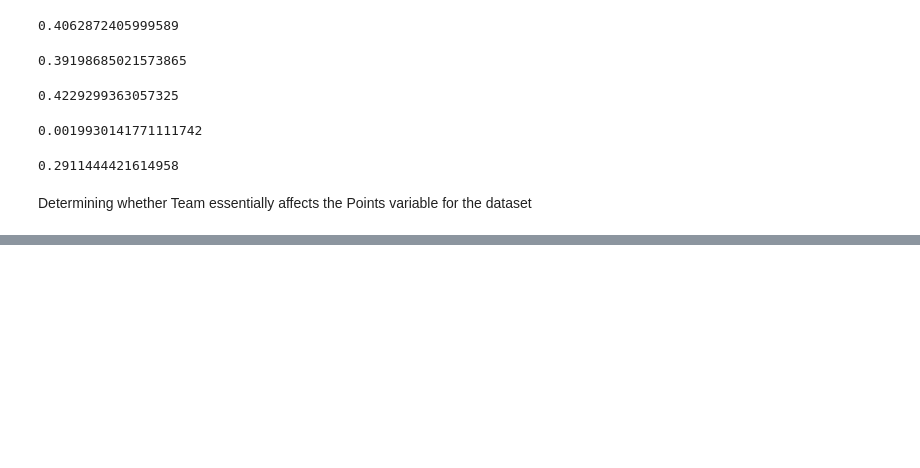
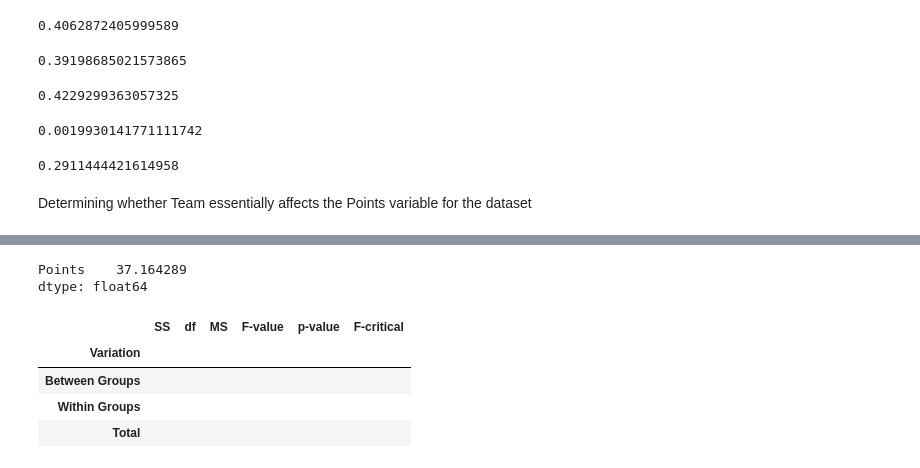
Before and after one commit to sk-aili/sports-analytics-2, a Jupyter notebook: lib/polynomial_regression.ipynb, the cells around one changed output, grey strips where cells are left out. Drawn from its saved outputs; the diff is of its cells as text; code cells hidden in the pictures; blank space fills up the shorter version.

```diff
--- a/lib/polynomial_regression.ipynb
+++ b/lib/polynomial_regression.ipynb
@@ -646,0 +708,21 @@ Determining whether Team essentially affects the Points variable for the dataset
+# %%
+ratio = sample_df.groupby('Team').std().max() / sample_df.groupby('Team').std().min()
+ratio
+# %% [output]
+Points    37.164289
+dtype: float64
+# %%
+# implement ANOVA table
+data = [['Between Groups', '','','','','',''], ['Within Groups', '','','','','',''], ['Total', '','','','','','']]
+
+anova_table = pd.DataFrame(data, columns=['Variation', 'SS', 'df', 'MS', 'F-value', 'p-value', 'F-critical'])
+
+anova_table.set_index('Variation', inplace=True)
+
+anova_table
+# %% [output]
+|  | SS | df | MS | F-value | p-value | F-critical |
+| Variation |  |  |  |  |  |  |
+| Between Groups |  |  |  |  |  |  |
+| Within Groups |  |  |  |  |  |  |
+| Total |  |  |  |  |  |  |
```
Also changed, not shown: parts of 13 cells of this notebook.
